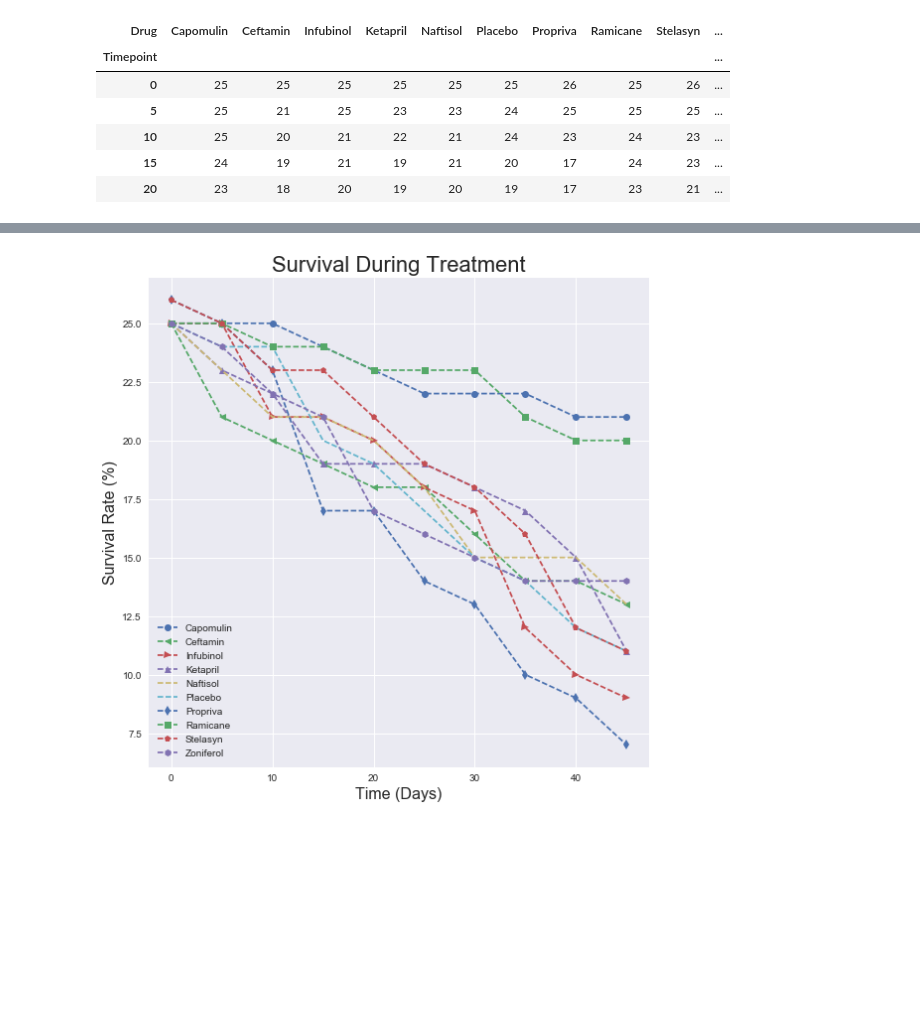
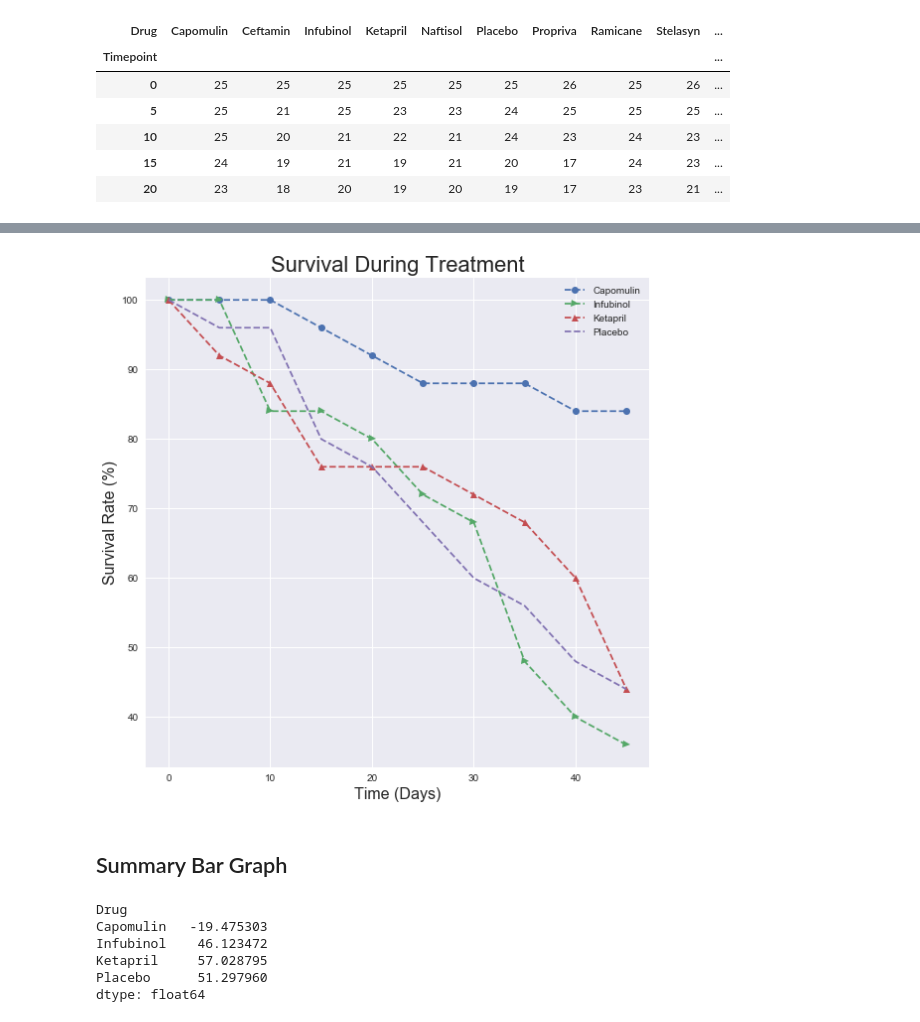
Before and after one commit to alandavila/data-analytics, a Jupyter notebook: Python/matplotlib/Pymaceuticals Inc.ipynb, the cells around one changed output, grey strips where cells are left out. Cells and saved outputs as stored; diff of their text form; code cells hidden in the pictures; blank space fills up the shorter version.

Commit message:
added README and finish plots

```diff
--- a/Python/matplotlib/Pymaceuticals Inc.ipynb
+++ b/Python/matplotlib/Pymaceuticals Inc.ipynb
@@ -81,9 +91,12 @@ plt.show()
 # %% [markdown]
 ## Metastatic Response to Treatment
 # %%
-drug_response_mean_df = trials_df.pivot_table(values='Metastatic Sites', index=['Timepoint'], columns='Drug')
-drug_response_sem_df = trials_df.pivot_table(values='Metastatic Sites', index=['Timepoint'], columns='Drug', aggfunc=scipy.stats.sem)
-drug_response_mean_df.head()
+#get mean per drug-timepoint pair
+drug_sites_mean_df = trials_df.pivot_table(values='Metastatic Sites', index=['Timepoint'], columns='Drug')
+#get standard error of mean per drug-timepoint pair
+drug_sites_sem_df = trials_df.pivot_table(values='Metastatic Sites', index=['Timepoint'], columns='Drug',
+                                          aggfunc=scipy.stats.sem)
+drug_sites_mean_df.head()
 # %% [output]
 | Drug | Capomulin | Ceftamin | Infubinol | Ketapril | Naftisol | Placebo | Propriva | Ramicane | Stelasyn | ... |
 | Timepoint |  |  |  |  |  |  |  |  |  | ... |
@@ -97,8 +110,10 @@ fig, ax = plt.subplots(figsize=(8,8))
 ax.set_title('Metastatic Response to Treatment', fontsize=22)
 ax.set_xlabel('Time (Days)' , fontsize=16)
 ax.set_ylabel('Metastatic Sites', fontsize=16)
-for mrkformat,drug in zip(marker_formats,drug_response_mean_df.columns):
-    ax.errorbar(xaxis, drug_response_mean_df[drug], xerr=0.0, yerr = drug_response_sem_df[drug],\
+for mrkformat,drug in zip(marker_formats,drug_sites_mean_df.columns):
+    if drug not in include_in_analysis:
+        continue
+    ax.errorbar(xaxis, drug_sites_mean_df[drug], xerr=0.0, yerr = drug_sites_sem_df[drug],\
                 fmt=mrkformat, label=drug)
 plt.legend(loc='best')
 plt.tight_layout()
@@ -108,8 +123,9 @@ plt.show()
 # %% [markdown]
 ## Survival Rates
 # %%
-survive_mean_df = trials_df.pivot_table(values='Mouse ID', index=['Timepoint'], columns='Drug',aggfunc=np.count_nonzero)
-survive_mean_df.head()
+#get count per drug-timepoint pair
+survive_count_df = trials_df.pivot_table(values='Mouse ID', index=['Timepoint'], columns='Drug',aggfunc=np.count_nonzero)
+survive_count_df.head()
 # %% [output]
 | Drug | Capomulin | Ceftamin | Infubinol | Ketapril | Naftisol | Placebo | Propriva | Ramicane | Stelasyn | ... |
 | Timepoint |  |  |  |  |  |  |  |  |  | ... |
@@ -118,3 +134,10 @@ survive_mean_df.head()
 | 10 | 25 | 20 | 21 | 22 | 21 | 24 | 23 | 24 | 23 | ... |
 | 15 | 24 | 19 | 21 | 19 | 21 | 20 | 17 | 24 | 23 | ... |
 | 20 | 23 | 18 | 20 | 19 | 20 | 19 | 17 | 23 | 21 | ... |
+# %%
+#get percentage per drug-timepoint pair (initial value in time is 100%)
+survive_count_df = 100*survive_count_df/25
+#Propriva and Stelasyn have max of 26 not 25
+survive_count_df[['Propriva','Stelasyn']] = survive_count_df[['Propriva','Stelasyn']]*25/26
+survive_count_df = survive_count_df.applymap( lambda x: round(x,2))
+survive_count_df.head()
@@ -121,12 +152,28 @@ survive_mean_df.head()
 # %%
 fig, ax = plt.subplots(figsize=(8,8))
 ax.set_title('Survival During Treatment', fontsize=22)
 ax.set_xlabel('Time (Days)' , fontsize=16)
 ax.set_ylabel('Survival Rate (%)', fontsize=16)
-for mrkformat,drug in zip(marker_formats,survive_mean_df.columns):
-    ax.plot(xaxis, survive_mean_df[drug],mrkformat, label=drug)
+for mrkformat,drug in zip(marker_formats,survive_count_df.columns):
+    if drug not in include_in_analysis:
+        continue
+    ax.plot(xaxis, survive_count_df[drug],mrkformat, label=drug)
 plt.legend(loc='best')
 plt.tight_layout()
 plt.show()
 # %% [output]
-[figure, old version]
+[figure, new version]
+# %% [markdown]
+## Summary Bar Graph
+# %%
+#get volume %change
+vol_percent_change = (100*(drug_response_mean_df.iloc[-1,:] - drug_response_mean_df.iloc[0,:])/drug_response_mean_df.iloc[0,:])
+vol_percent_change = vol_percent_change.loc[include_in_analysis]
+vol_percent_change
+# %% [output]
+Drug
+Capomulin   -19.475303
+Infubinol    46.123472
+Ketapril     57.028795
+Placebo      51.297960
+dtype: float64
```
Also changed, not shown: parts of 9 cells of this notebook, 5 other files.
